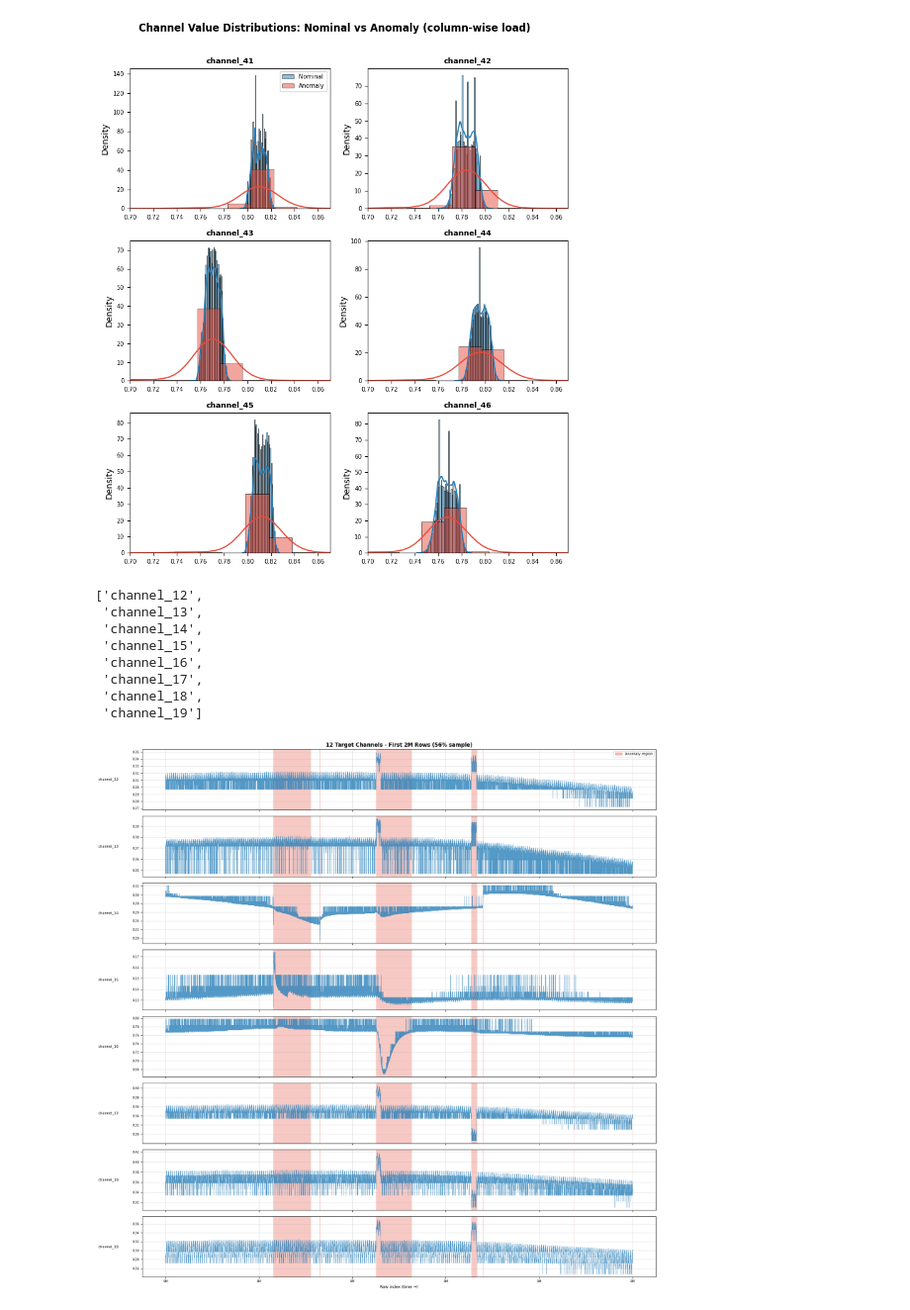
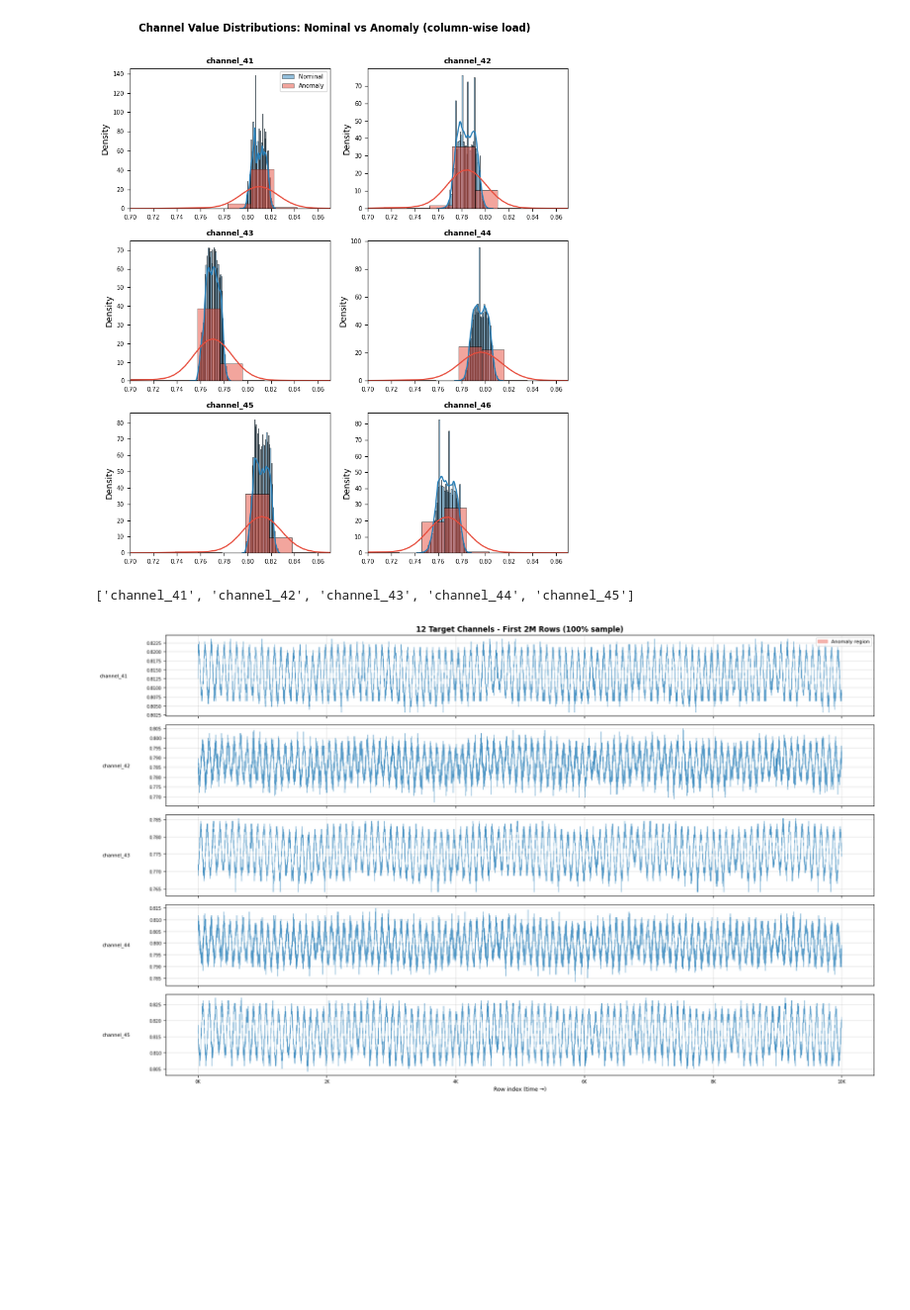
Before and after one commit to alexfederolf/sentinel, a Jupyter notebook: notebooks/ek_eda.ipynb, the cells around one changed output. Shown at 99% size. Cells and saved outputs as stored; diff of their text form; code cells hidden in the pictures; blank space fills up the shorter version.

Commit message:
channel decomposition for 41-46

```diff
--- a/notebooks/ek_eda.ipynb
+++ b/notebooks/ek_eda.ipynb
@@ -13,7 +13,7 @@ import plotly.graph_objects as go
 from plotly.subplots import make_subplots
 import seaborn as sns
 # %%
-TRAIN_PATH = "../raw_data/train.parquet"
+TRAIN_PATH = "../data/raw/train.parquet"
 # %%
 pf = pq.ParquetFile(TRAIN_PATH)
 columns = pf.schema.names
@@ -157,7 +157,7 @@ def plot_with_anomaly(channels, start=0, end=num_rows):
     )
 
     axes[-1].set_xlabel('Row index (time →)', fontsize=9)
-    axes[-1].xaxis.set_major_formatter(plt.FuncFormatter(lambda x, _: f'{x/1e6:.0f}M'))
+    axes[-1].xaxis.set_major_formatter(plt.FuncFormatter(lambda x, _: f'{x/1e3:.0f}K'))
 
     anom_patch = mpatches.Patch(color=ANOMALY_COLOR, alpha=0.4, label='Anomaly region')
     axes[0].legend(handles=[anom_patch], fontsize=8, loc='upper right')
@@ -237,18 +237,11 @@ plt.show()
 # %% [output]
 [figure]
 # %%
-names = ['channel_' + str(n) for n in range(12, 20)]
+names = ['channel_' + str(n) for n in range(41, 46)]
 names
 # %% [output]
-['channel_12',
- 'channel_13',
- 'channel_14',
- 'channel_15',
- 'channel_16',
- 'channel_17',
- 'channel_18',
- 'channel_19']
+['channel_41', 'channel_42', 'channel_43', 'channel_44', 'channel_45']
 # %%
-plot_with_anomaly(names, 0, 500_000)
+plot_with_anomaly(names, 0, 10000)
 # %% [output]
-[figure, old version]
+[figure, new version]
```
Also changed, not shown: 2 other files.
